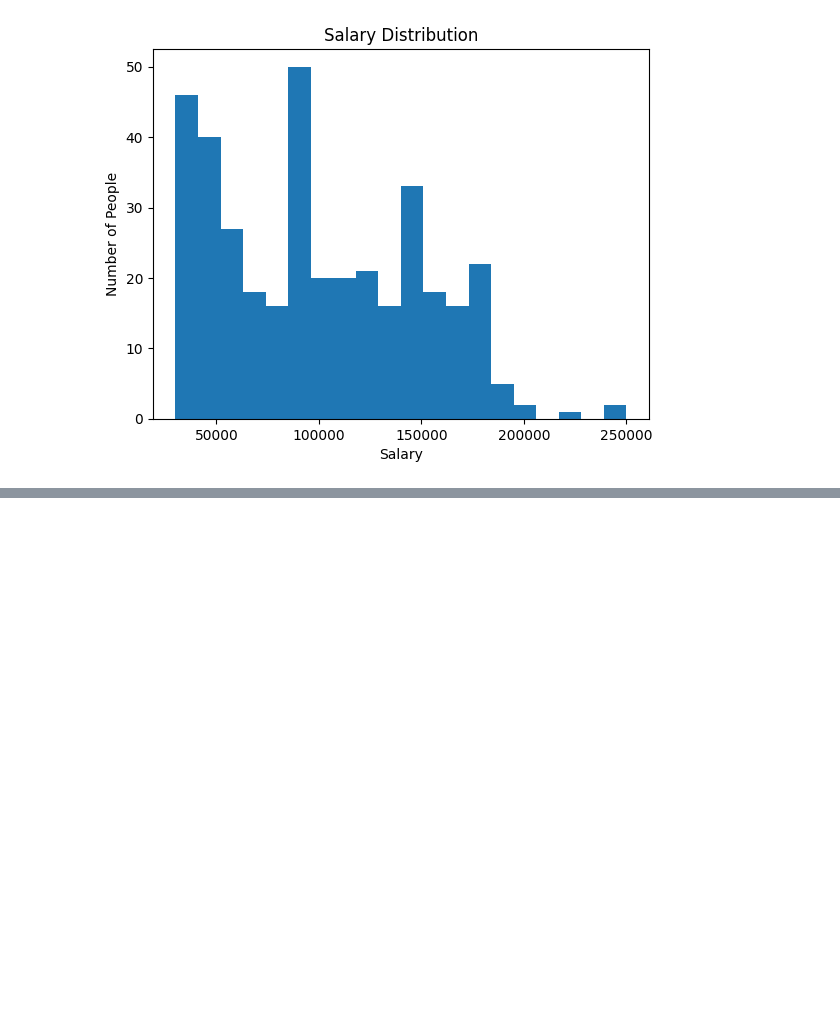
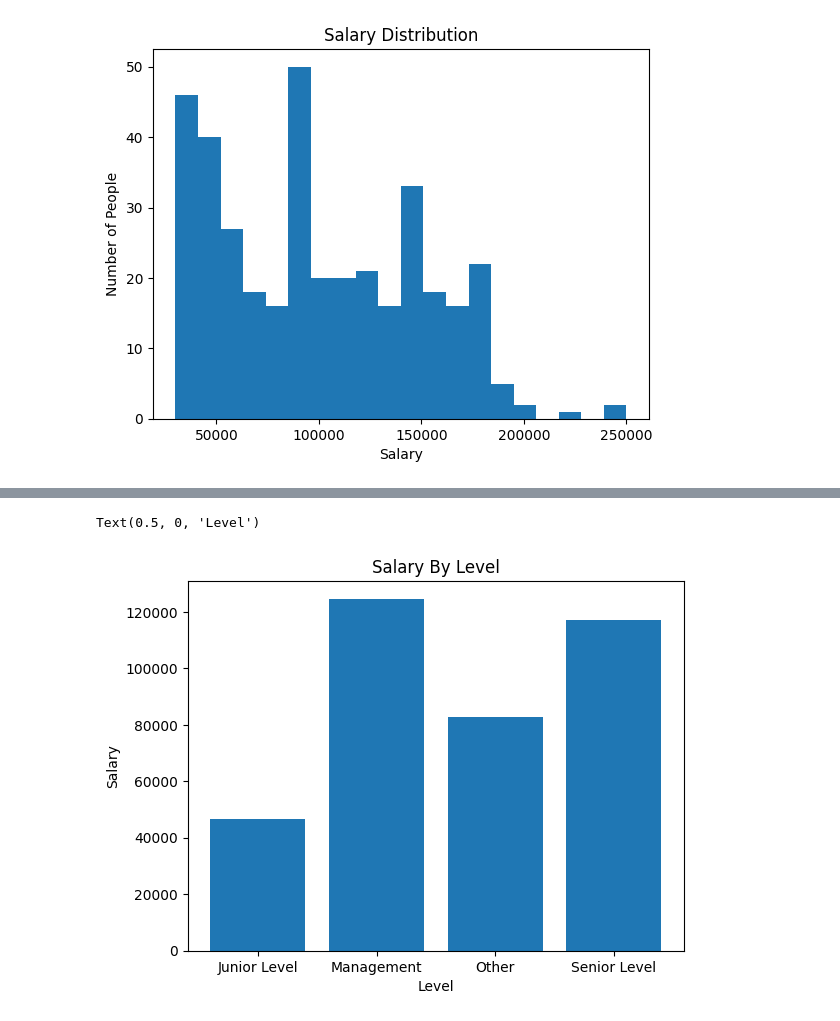
Before and after one commit to Sarajml98/salary-data-analysis, a Jupyter notebook: salary.ipynb, the cells around one changed output, grey strips where cells are left out. Drawn from its saved outputs; the diff is of its cells as text; code cells hidden in the pictures; blank space fills up the shorter version.

```diff
--- a/salary.ipynb
+++ b/salary.ipynb
@@ -562,0 +569,8 @@ Text(0.5, 1.0, 'relationship between salary and exprience')
+# %%
+plt.bar(salary_by_level.index , salary_by_level.values)
+plt.title("Salary By Level")
+plt.ylabel("Salary")
+plt.xlabel("Level")
+# %% [output]
+Text(0.5, 0, 'Level')
+[figure, added]
```
Also changed, not shown: parts of 3 cells of this notebook.
